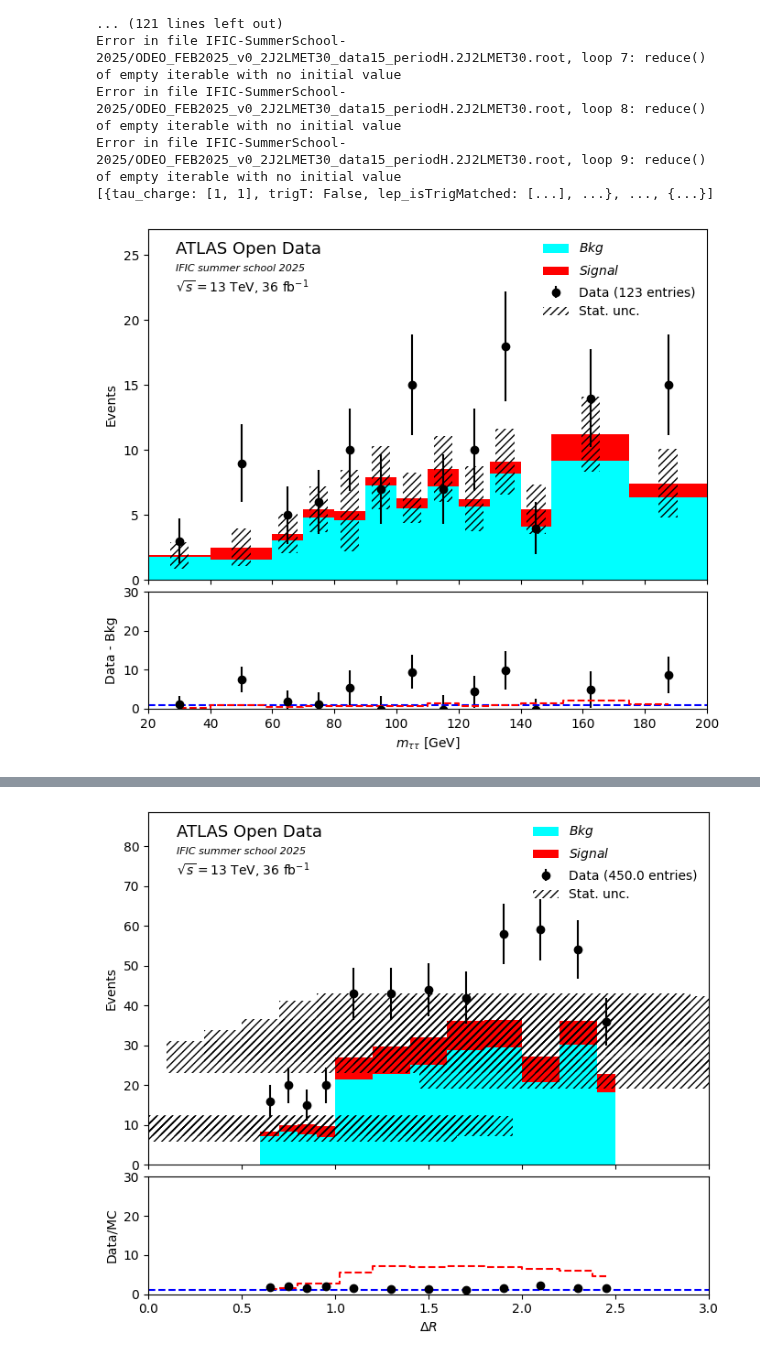
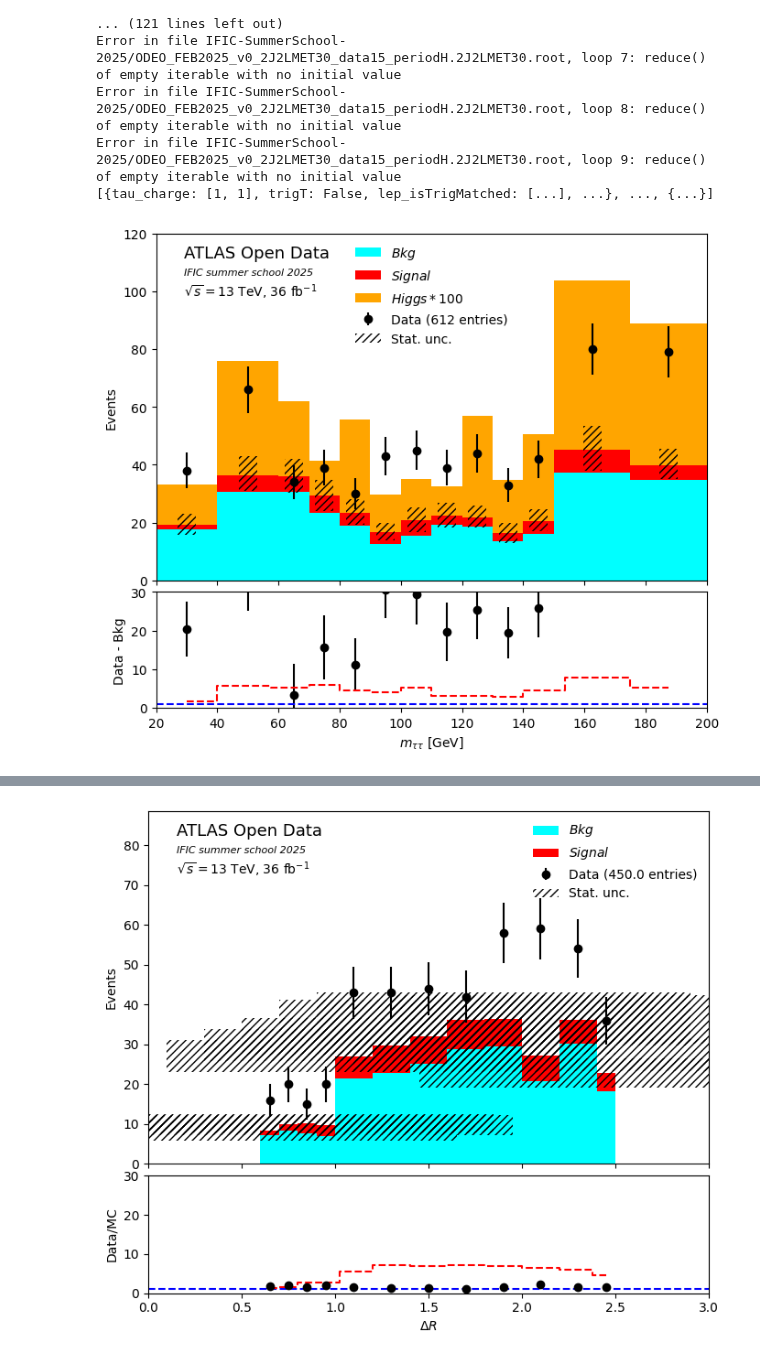
Before and after one commit to M0V1/IFIC-SummerSchool-2025, a Jupyter notebook: Htotautau.ipynb, the cells around one changed output, grey strips where cells are left out. Saved outputs shown, nothing was run; the diff lists cells and outputs as text; code cells hidden in the pictures.

```diff
--- a/Htotautau.ipynb
+++ b/Htotautau.ipynb
@@ -51,7 +51,7 @@ from concurrent.futures import ProcessPoolExecutor, as_completed
 import time
 
 # Integrated luminosity in inverse picobarns
-lumi = 36000.
+lumi = 36600.
 # %%
 files = [
     "IFIC-SummerSchool-2025/ODEO_FEB2025_v0_2J2LMET30_mc_700903.Sh_2214_Ztt_maxHTpTV2_Mll10_40_CVetoBVeto.2J2LMET30.root",   #bkg
@@ -193,8 +193,8 @@ def process_file(file_path, tree_name, loop):
         DeltaR_values = delta_r(eta1, phi1, eta2, phi2)
         DeltaR_full = ak.where(mask_dr, DeltaR_values, DeltaR_full)
 
-       # data['Inv_mass'] = Hmass(data.tau_e, data.tau_pt, data.tau_eta, data.tau_phi) #invariant
-        data['Inv_mass'] = collinear_mass(data.tau_pt, data.tau_phi,data.tau_eta,data.tau_e, data.met, data.met_phi) #colinear approx
+        data['Inv_mass'] = Hmass(data.tau_e, data.tau_pt, data.tau_eta, data.tau_phi) #invariant
+       # data['Inv_mass'] = collinear_mass(data.tau_pt, data.tau_phi,data.tau_eta,data.tau_e, data.met, data.met_phi) #colinear approx
         data['tau_pt']= ak.sum(data.tau_pt, axis=1)
         data['tau_eta']= ak.sum(data.tau_eta, axis=1)
         data['tau_phi']= ak.sum(data.tau_phi, axis=1)
@@ -236,16 +236,20 @@ bkg_files = [
 ]
 
 signal_files = [
+
+    files[4],  # ttH125_allhad
+    files[7],  # ttH125_semilep
+
+]
+higgs_files =[
     files[2],  # ggH125_tautaulm15hp20
     files[3],  # ggH125_tautaulp15hm20
     files[11], # ggH125_tautaul13l7
-    files[4],  # ttH125_allhad
-    files[7],  # ttH125_semilep
-    files[13],
+    files[13], #VBFH125
     files[14],
     files[15],
     files[16],
-]
+    ]
 
 data_files = [
     #files[6],  # data15_periodF
@@ -257,6 +261,7 @@ data_files = [
 
 bkg_data = parallel_analysis(bkg_files, tree_name)
 signal_data = parallel_analysis(signal_files, tree_name)
+higgs_data = parallel_analysis(higgs_files, tree_name)
 data_data = parallel_analysis(data_files, tree_name)
 
 
@@ -281,7 +286,7 @@ Error in file IFIC-SummerSchool-2025/ODEO_FEB2025_v0_2J2LMET30_data15_periodH.2J
 [{tau_charge: [1, 1], trigT: False, lep_isTrigMatched: [...], ...}, ..., {...}]
 # %%
 
-def plot_data(bkg, signal, data, fit=True):
+def plot_data(bkg, signal,higgs, data, fit=True):
     xmin, xmax, step_size = 20, 200, 6
     #bin_edges = np.arange(xmin, xmax + step_size, step_size)
     bin_edges = np.array([20, 40, 60, 70, 80,90, 100,110, 120, 130,140, 150, 175, 200])
@@ -294,15 +299,16 @@ def plot_data(bkg, signal, data, fit=True):
 
     bkg_y, _ = np.histogram(bkg['Inv_mass'], bins=bin_edges, weights=bkg['Weight'])
     signal_y, _ = np.histogram(signal['Inv_mass'], bins=bin_edges, weights=signal['Weight'])
+    higgs_y, _ = np.histogram(higgs['Inv_mass'], bins=bin_edges, weights=higgs['Weight'])
 
-
-    stacked_mc = np.vstack([bkg_y, signal_y])
+    stacked_mc = np.vstack([bkg_y, signal_y,higgs_y])
     total_mc = np.sum(stacked_mc, axis=0)
 
 
     total_mc_err = np.sqrt(
         np.histogram(bkg['Inv_mass'], bins=bin_edges, weights=bkg['Weight']**2)[0] +
-        np.histogram(signal['Inv_mass'], bins=bin_edges, weights=signal['Weight']**2)[0]
+        np.histogram(signal['Inv_mass'], bins=bin_edges, weights=signal['Weight']**2)[0] +
+        np.histogram(higgs['Inv_mass'], bins=bin_edges, weights=higgs_data['Weight']**2)[0]
     )
 
     fig, (main_ax, ratio_ax) = plt.subplots(2, 1, figsize=(7, 6), gridspec_kw={'height_ratios': [3, 1]}, sharex=True)
@@ -310,46 +316,46 @@ def plot_data(bkg, signal, data, fit=True):
     main_ax.errorbar(bin_centres, data_y, yerr=data_yerr, fmt='ko', label=f'Data ({sum(data_y)} entries)')
 
 
-    main_ax.hist([bkg['Inv_mass'], signal['Inv_mass']],
+    main_ax.hist([bkg['Inv_mass'], signal['Inv_mass'], higgs['Inv_mass']],
                  bins=bin_edges,
-                 weights=[bkg['Weight'], signal['Weight']],
+                 weights=[bkg['Weight'], signal['Weight'], higgs['Weight']*100],
                  stacked=True,
-                 color=['cyan', 'red'],
-                 label=[r'$Bkg$', r'$Signal$'])
+                 color=['cyan', 'red', 'orange'],
+                 label=[r'$Bkg$', r'$Signal$', r'$Higgs *100$'])
 
 
     main_ax.bar(bin_centres, 2 * total_mc_err, alpha=0.5, bottom=total_mc - total_mc_err,
                 color='none', hatch="////", width=step_size, label='Stat. unc.')
 
     main_ax.set_xlim(xmin, xmax)
     main_ax.set_ylim(0, max(max(data_y), max(total_mc)) * 1.5)
     main_ax.set_ylabel("Events")
     main_ax.text(0.05, 0.93, 'ATLAS Open Data', transform=main_ax.transAxes, fontsize=13)
     main_ax.text(0.05, 0.88, 'IFIC summer school 2025', transform=main_ax.transAxes, style='italic', fontsize=8)
     main_ax.text(0.05, 0.82, r'$\sqrt{s}=13$ TeV, 36 fb$^{-1}$', transform=main_ax.transAxes)
     main_ax.legend(frameon=False)
 
 
     #ratio = data_y / total_mc
     ratio = data_y -bkg_y
     ratio_err =  np.sqrt(data_yerr**2+np.histogram(bkg['Inv_mass'], bins=bin_edges, weights=bkg['Weight']**2)[0])
 
     ratio_ax.errorbar(bin_centres, ratio, yerr=ratio_err, fmt='ko')
     ratio_ax.axhline(1, color='blue', linestyle='--')
     ratio_ax.step(bin_centres, signal_y, where='mid', color='red', linestyle='--', label='Signal MC')
 
     ratio_ax.set_ylabel("Data - Bkg")
     ratio_ax.set_ylim(0, 30)
     ratio_ax.set_xlabel(r"$m_{\tau\tau}$ [GeV]")
 
     plt.tight_layout()
     plt.subplots_adjust(hspace=0.05)
     plt.show()
 
 
-plot_data(bkg_data, signal_data, data_data)
+plot_data(bkg_data, signal_data,higgs_data, data_data)
 # %% [output]
-[figure, old version]
+[figure, new version]
 # %%
 import numpy as np
 import matplotlib.pyplot as plt
```
Also changed, not shown: parts of 2 cells of this notebook.
